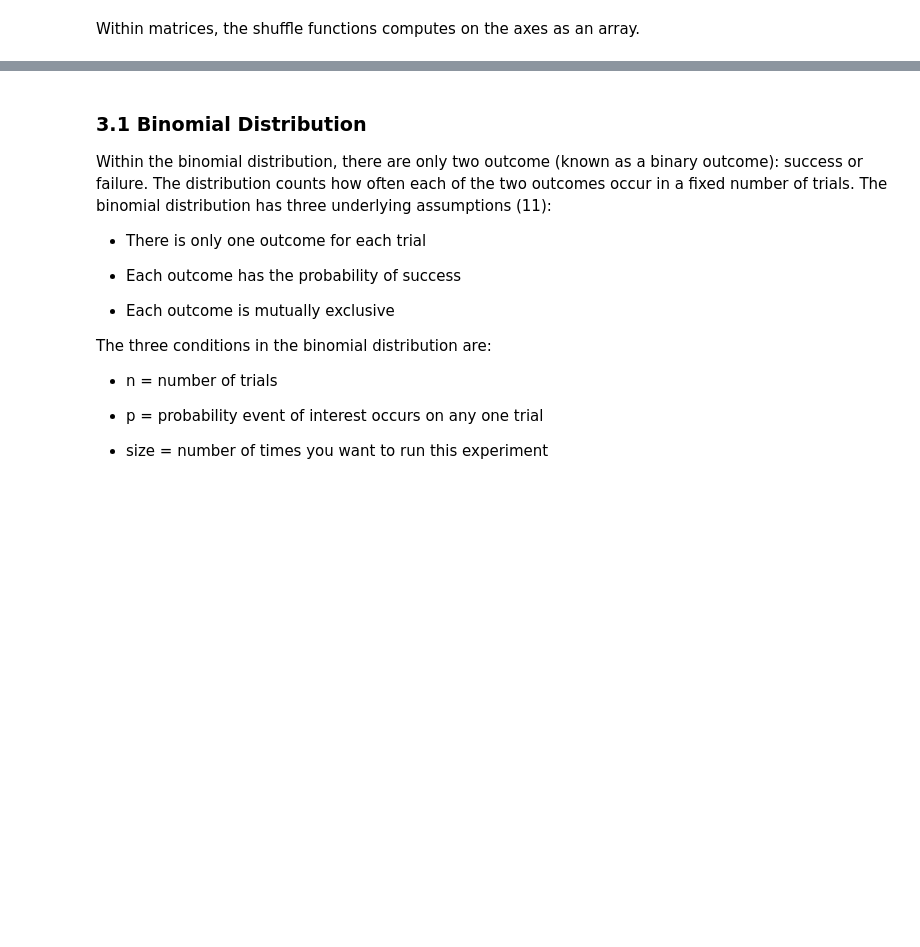
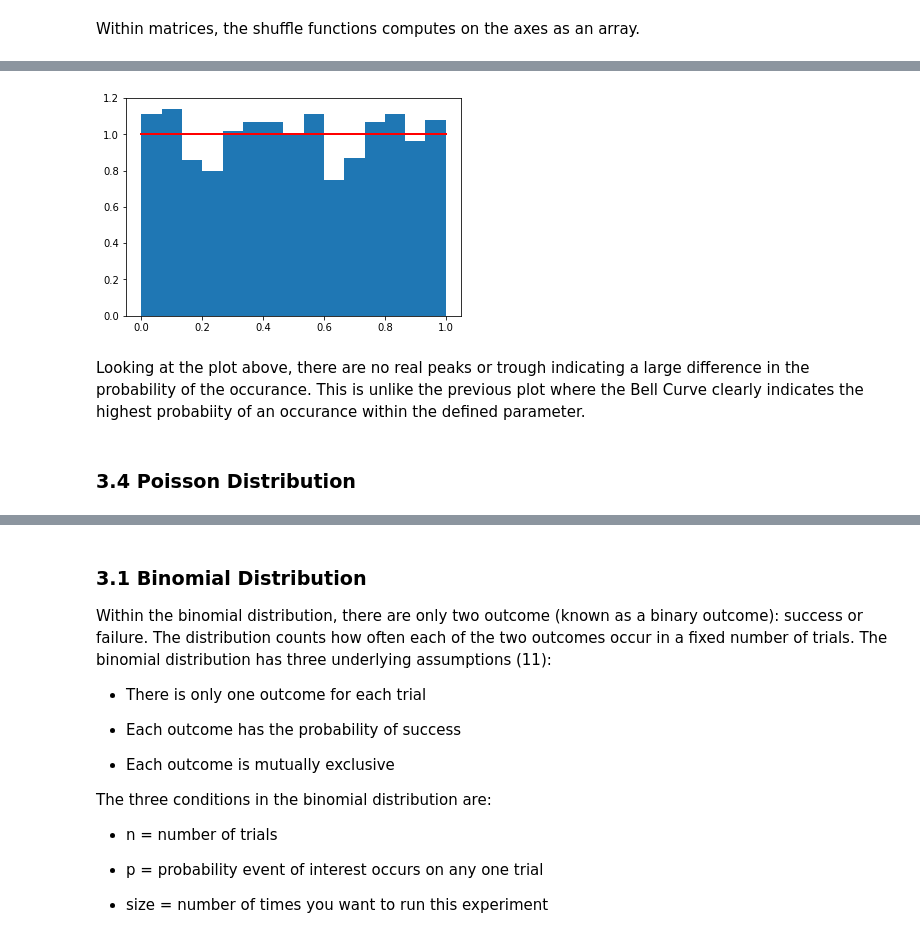
Before and after one commit to martinaobrien/numpy-random, a Jupyter notebook: numpy-random.ipynb, the cells around one changed output, grey strips where cells are left out. Drawn from its saved outputs; the diff is of its cells as text; code cells hidden in the pictures; blank space fills up the shorter version.

Commit message:
Uniform Distribution explaination added

```diff
--- a/numpy-random.ipynb
+++ b/numpy-random.ipynb
@@ -245,0 +299,14 @@ The functions that will be discussed in this sections are:
+# %%
+import numpy as np
+s = np.random.uniform(1,0,1000)
+import matplotlib.pyplot as plt
+count, bins, ignored = plt.hist(s, 15, density=True)
+plt.plot(bins, np.ones_like(bins), linewidth=2, color='r')
+plt.show()
+# %% [output]
+[figure, added]
+# %% [markdown]
+Looking at the plot above, there are no real peaks or trough indicating a large difference in the probability of the occurance. This is unlike the previous plot where the Bell Curve clearly indicates the highest probabiity of an occurance within the defined parameter.
+# %% [markdown]
+<a id='section3.4'></a>
+### 3.4 Poisson Distribution
```
Also changed, not shown: parts of 22 cells of this notebook, 2 other files.
